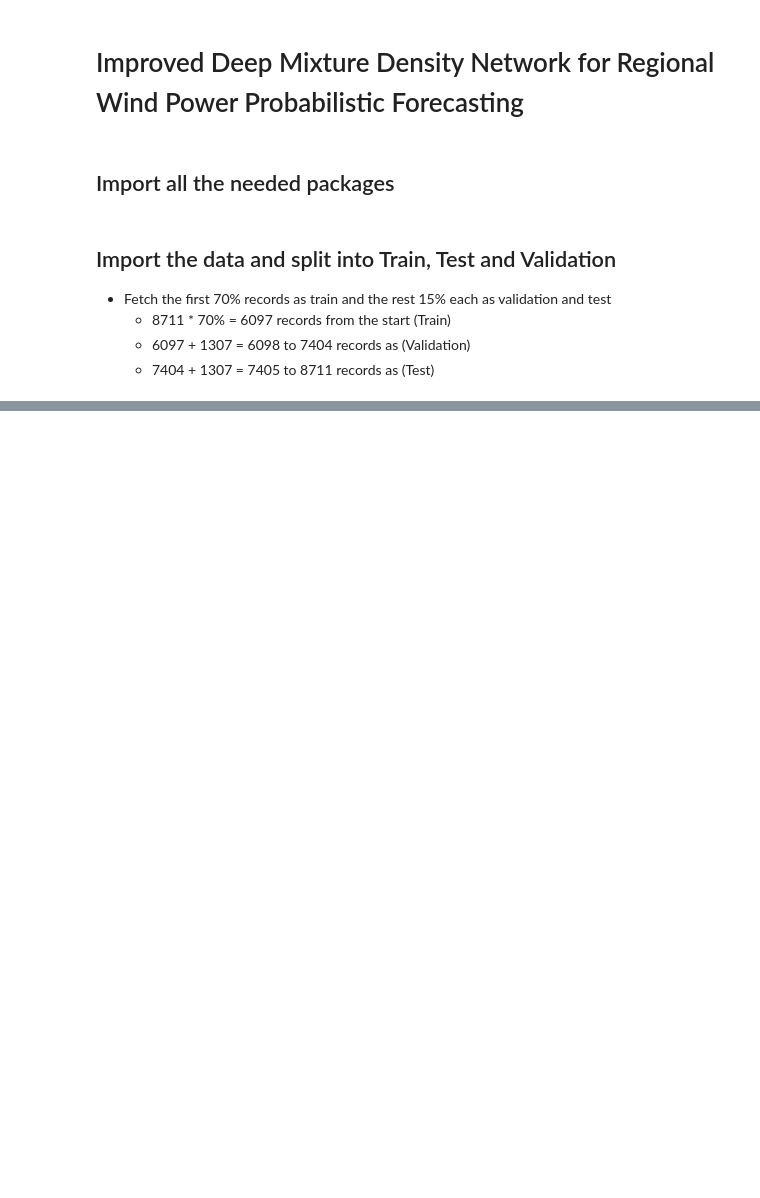
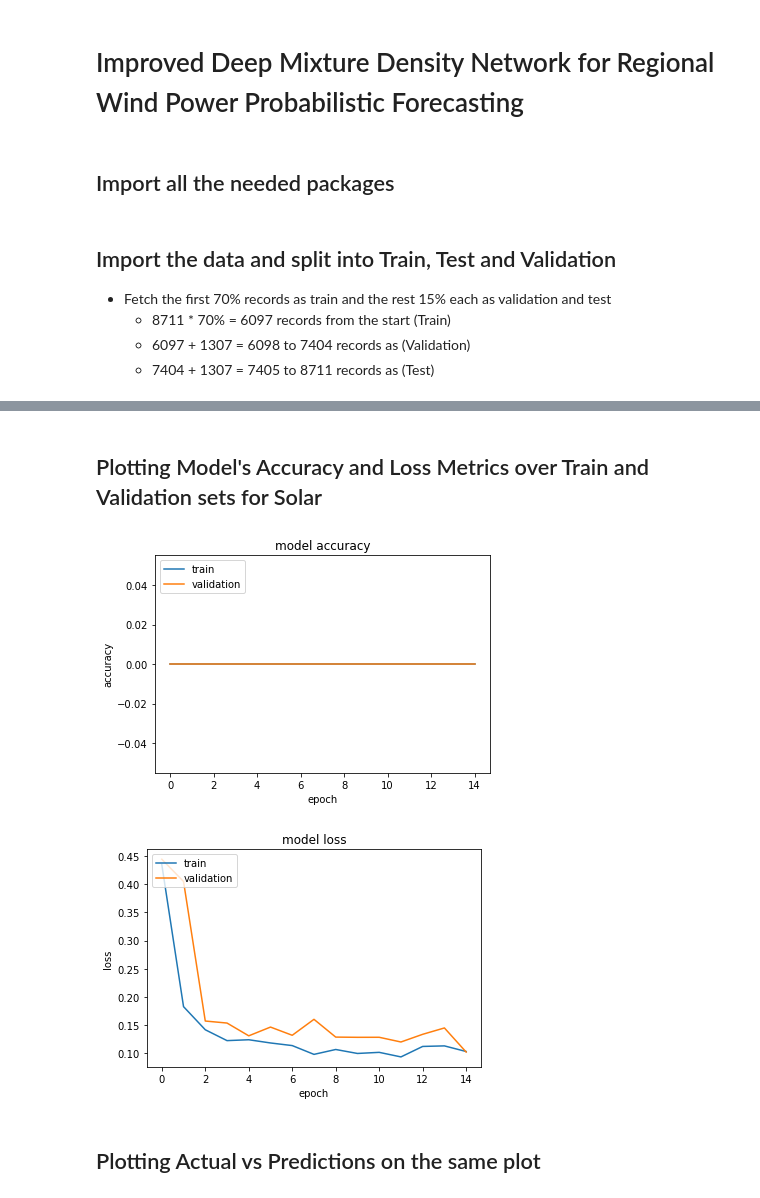
Before and after one commit to DheerajKN/Renewable-Energy-Prediction, a Jupyter notebook: 6. Improved Deep Mixture Density Network.ipynb, the cells around one changed output, grey strips where cells are left out. Saved outputs shown, nothing was run; the diff lists cells and outputs as text; code cells hidden in the pictures; blank space fills up the shorter version.

```diff
--- a/6. Improved Deep Mixture Density Network.ipynb
+++ b/6. Improved Deep Mixture Density Network.ipynb
@@ -55,0 +157,23 @@ y_wind_test = test['DE_wind_generation_actual']
+# %% [markdown]
+## Plotting Model's Accuracy and Loss Metrics over Train and Validation sets for Solar
+# %%
+plt.plot(history.history['accuracy'])
+plt.plot(history.history['val_accuracy'])
+plt.title('model accuracy')
+plt.ylabel('accuracy')
+plt.xlabel('epoch')
+plt.legend(['train', 'validation'], loc='upper left')
+plt.show()
+
+plt.plot(history.history['loss'])
+plt.plot(history.history['val_loss'])
+plt.title('model loss')
+plt.ylabel('loss')
+plt.xlabel('epoch')
+plt.legend(['train', 'validation'], loc='upper left')
+plt.show()
+# %% [output]
+[figure, added]
+[figure, added]
+# %% [markdown]
+## Plotting Actual vs Predictions on the same plot
```
Also changed, not shown: parts of 26 cells of this notebook.
